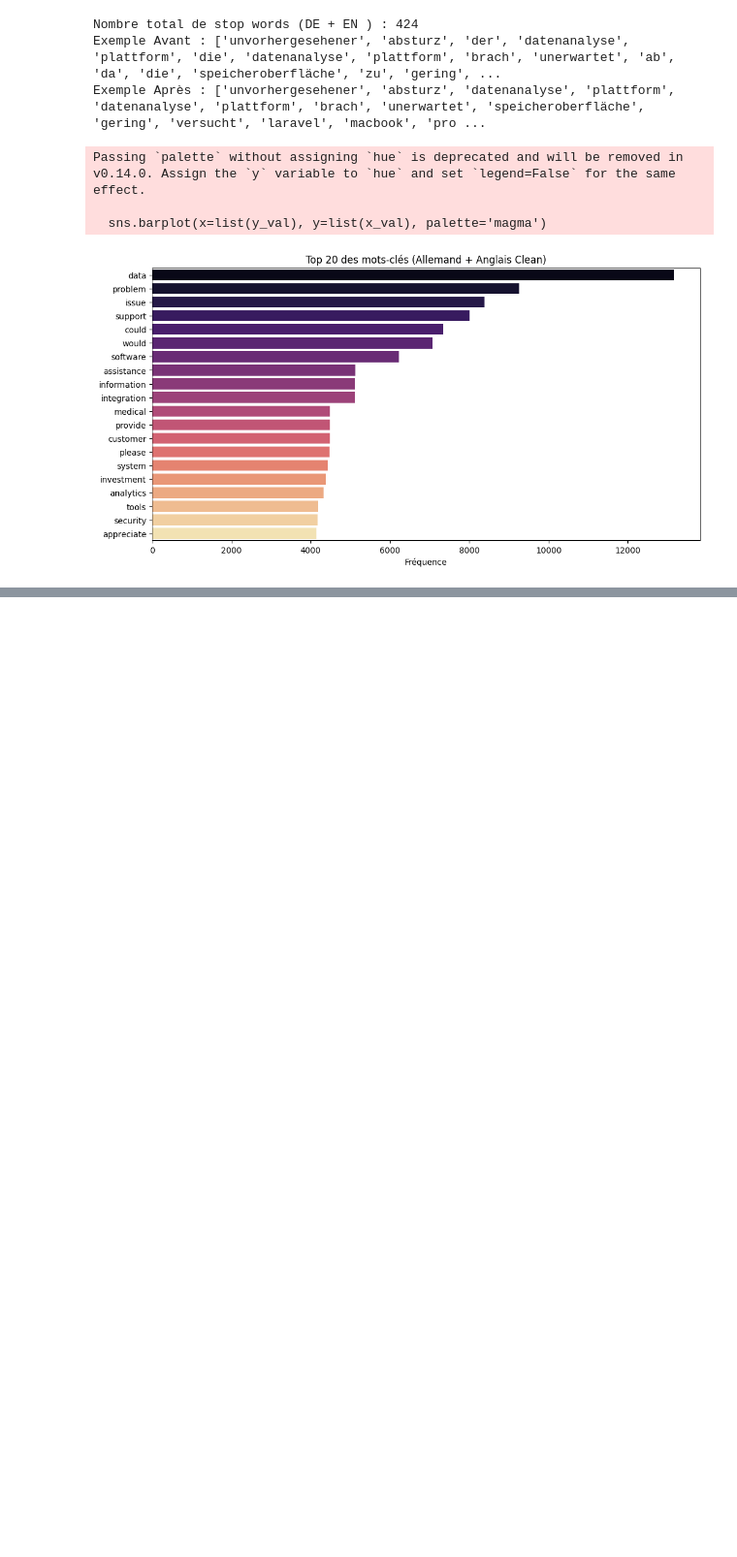
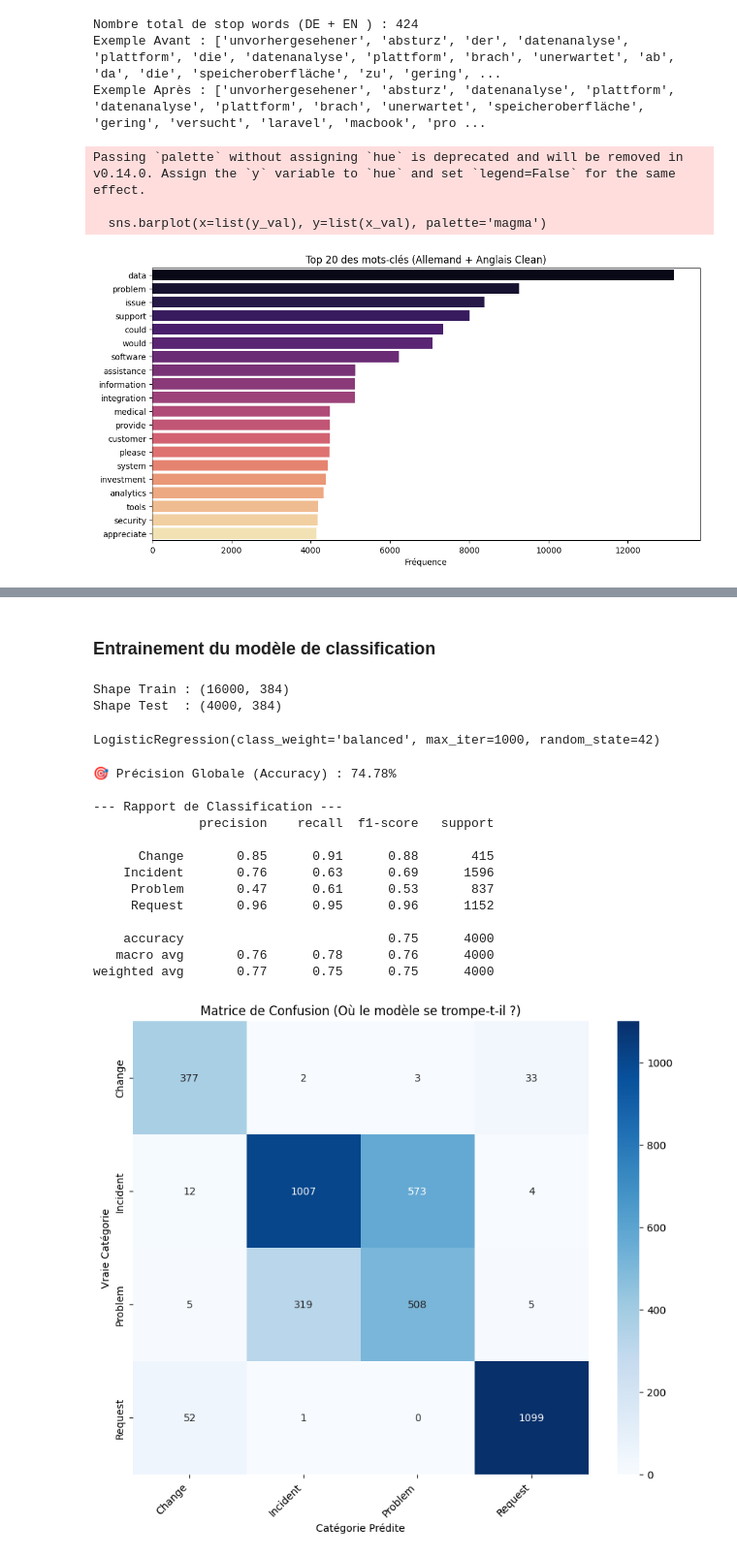
Before and after one commit to OclaZ/brief_14_NLP_pipeline, a Jupyter notebook: EDA.ipynb, the cells around one changed output, grey strips where cells are left out. Shown at 97% size. Saved outputs shown, nothing was run; the diff lists cells and outputs as text; code cells hidden in the pictures; blank space fills up the shorter version.

```diff
--- a/EDA.ipynb
+++ b/EDA.ipynb
@@ -274,0 +298,7 @@ Passing `palette` without assigning `hue` is deprecated and will be removed in v
+# %%
+embeddings = model.encode(df['text'].tolist(), show_progress_bar=True)
+
+# Conversion en numpy array pour manipulation
+embeddings = np.array(embeddings)
+
+print(f"Dimensions des embeddings : {embeddings.shape}")
@@ -274,0 +307,4 @@ Passing `palette` without assigning `hue` is deprecated and will be removed in v
+# %%
+embeddings_normalized = normalize(embeddings, norm='l2')
+
+print(f"Norme du premier vecteur : {np.linalg.norm(embeddings_normalized[0]):.4f}")
@@ -274,0 +366,2 @@ Passing `palette` without assigning `hue` is deprecated and will be removed in v
+# %% [markdown]
+### Entrainement du modèle de classification
@@ -274,0 +375,66 @@ Passing `palette` without assigning `hue` is deprecated and will be removed in v
+# %%
+X = embeddings_normalized
+y = df['type']
+X_train, X_test, y_train, y_test = train_test_split(
+    X, y,
+    test_size=0.2,
+    random_state=42,
+    stratify=y
+)
+
+print(f"Shape Train : {X_train.shape}")
+print(f"Shape Test  : {X_test.shape}")
+# %% [output]
+Shape Train : (16000, 384)
+Shape Test  : (4000, 384)
+# %%
+clf = LogisticRegression(
+    max_iter=1000,
+    class_weight='balanced',
+    solver='lbfgs',
+    random_state=42
+)
+
+clf.fit(X_train, y_train)
+# %% [output]
+LogisticRegression(class_weight='balanced', max_iter=1000, random_state=42)
+# %%
+y_pred = clf.predict(X_test)
+
+# A. Score Global
+acc = accuracy_score(y_test, y_pred)
+print(f"\n🎯 Précision Globale (Accuracy) : {acc:.2%}")
+
+# B. Rapport détaillé (Précision par classe)
+print("\n--- Rapport de Classification ---")
+print(classification_report(y_test, y_pred))
+
+# C. Matrice de Confusion Visuelle
+plt.figure(figsize=(10, 8))
+# Récupération des labels uniques pour l'axe
+unique_labels = clf.classes_
+
+cm = confusion_matrix(y_test, y_pred)
+sns.heatmap(cm, annot=True, fmt='d', cmap='Blues',
+            xticklabels=unique_labels, yticklabels=unique_labels)
+
+plt.ylabel('Vraie Catégorie')
+plt.xlabel('Catégorie Prédite')
+plt.title('Matrice de Confusion (Où le modèle se trompe-t-il ?)')
+plt.xticks(rotation=45, ha="right")
+plt.show()
+# %% [output]
+🎯 Précision Globale (Accuracy) : 74.78%
+
+--- Rapport de Classification ---
+              precision    recall  f1-score   support
+
+      Change       0.85      0.91      0.88       415
+    Incident       0.76      0.63      0.69      1596
+     Problem       0.47      0.61      0.53       837
+     Request       0.96      0.95      0.96      1152
+
+    accuracy                           0.75      4000
+   macro avg       0.76      0.78      0.76      4000
+weighted avg       0.77      0.75      0.75      4000
+[figure, added]
```
Also changed, not shown: parts of 8 cells of this notebook, 20 other files.
